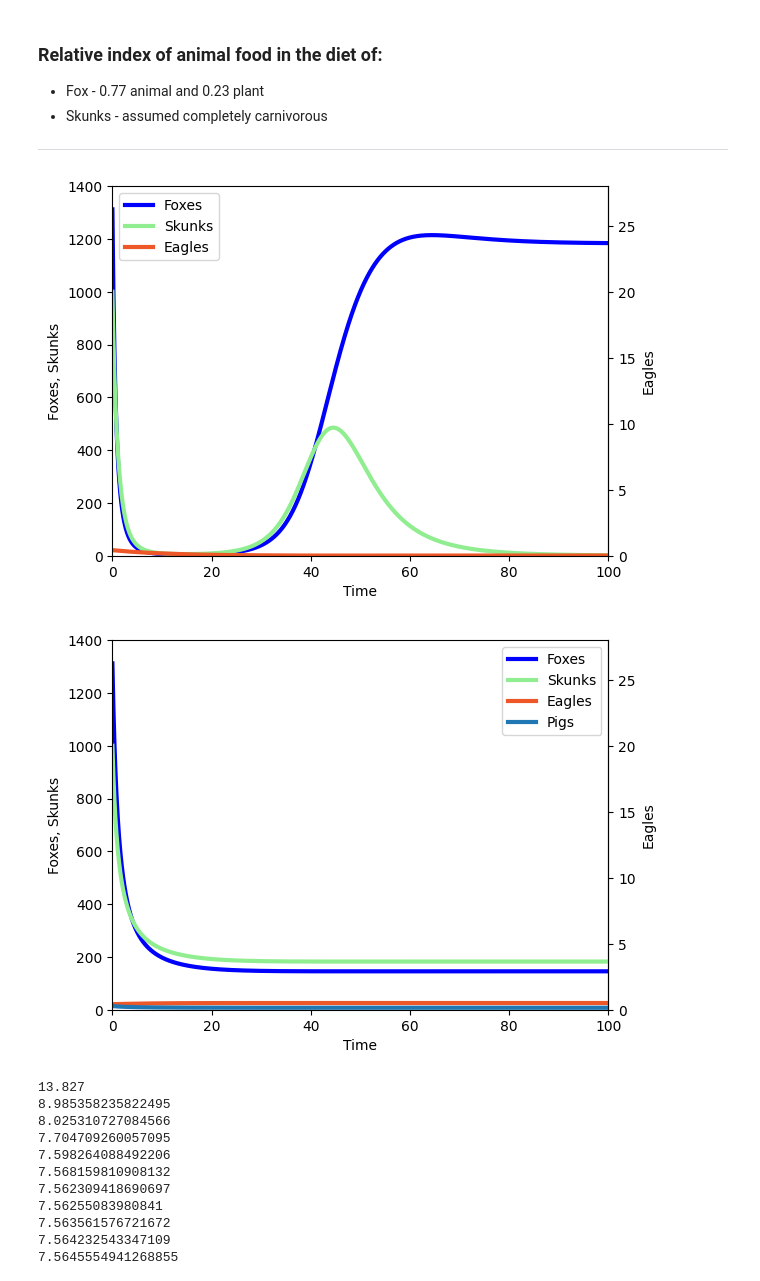
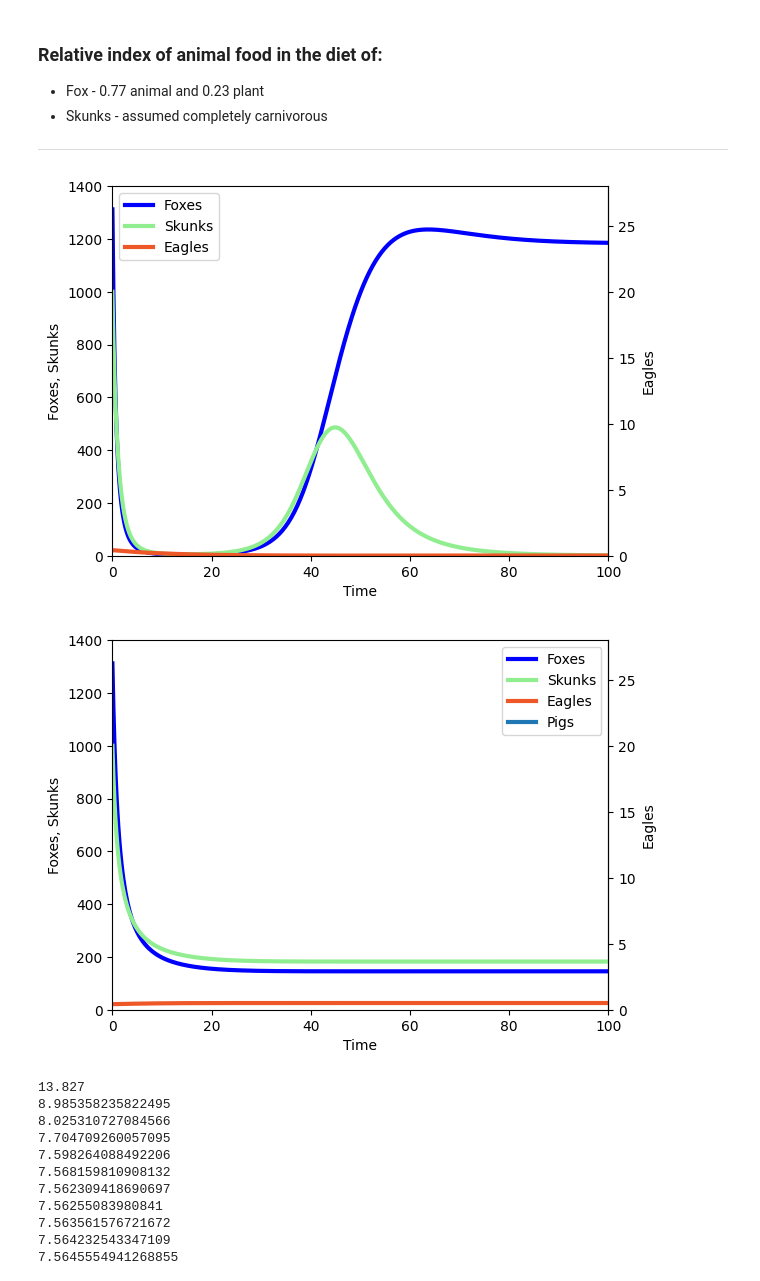
Before and after one commit to mkayeterry/MCDB172, a Jupyter notebook: final/final_LVfoxes.ipynb, the cells around one changed output. Saved outputs shown, nothing was run; the diff lists cells and outputs as text; code cells hidden in the pictures.

```diff
--- a/final/final_LVfoxes.ipynb
+++ b/final/final_LVfoxes.ipynb
@@ -117,12 +117,13 @@ cap_year = np.array([1993, 1995, 1996, 1997, 1998, 1999])
 def LV(state, t):
     F, S, E = state
 
-    dFdt = r_f * F * (1 - ((F + (beta_fs * S)) / K_f)) - mu_f * ((phi * F) / ((phi * F) + (sigma * S))) * E * F
-    dSdt = r_s * S * (1 - ((S + (beta_sf * F)) / K_s)) - mu_s * ((sigma * S) / ((phi * F) + (sigma * S))) * E * S
-    dEdt = (((lambda_f * mu_f * phi * (F**2)) + (lambda_s * mu_s * sigma * (S**2)) * E) / ((phi * F) + (sigma * S))) - (nu * E)
+    dFdt = (r_f * F) * (1 - ((F + (beta_fs * S)) / K_f)) - (mu_f * ((phi * F) / ((phi * F) + (sigma * S))) * E * F)
+    dSdt = (r_s * S) * (1 - ((S + (beta_sf * F)) / K_s)) - (mu_s * ((sigma * S) / ((phi * F) + (sigma * S))) * E * S)
+    dEdt = (((lambda_f * mu_f * (F ** 2)) + (lambda_s * mu_s * (S ** 2)) * E) / ((F + S))) - (nu * E)
+
     return np.array([dFdt, dSdt, dEdt])
 
-t = np.linspace(0, 100, 1500)
+t = np.linspace(0, 100, 500)
 
 state0 = [F0, S0, E0]
 
@@ -151,45 +152,46 @@ ax.legend()
 plt.show()
 # -------------------------------------------------------------------------------
 
 # With Pigs
 def LV_pigs(state_2, t):
-    F_2, S_2, P_2, E_2 = state_2
+    F, S, P, E = state_2
 
-    dFdt = (r_f * F_2 * (1 - ((F_2 + (beta_fs * S_2)) / K_f))) - mu_f * ((phi * F_2) / ((phi * F_2) + (sigma * S_2) + (P_2))) * E_2 * F_2
-    dSdt = (r_s * S_2 * (1 - ((S_2 + (beta_sf * F_2)) / K_s))) - mu_s * ((sigma * S_2) / ((phi * F_2) + (sigma * S_2) + (P_2))) * E_2 * S_2
-    dPdt = (r_p * P_2 * (1 - (P_2 / K_p))) - mu_p * (P_2 / ((phi * F_2) + (sigma * S_2) + (P_2))) * E_2 * P_2
-    dEdt = (((lambda_f * mu_f * phi * (F_2**2)) + (lambda_s * mu_s * sigma * (S_2**2)) + (lambda_p * mu_p * (P_2**2)) * E_2) / ((phi * F_2) + (sigma * S_2) + (P_2))) - (nu * E_2)
+    dFdt = (r_f * F) * (1 - ((F + (beta_fs * S)) / K_f)) - (mu_f * ((phi * F) / ((phi * F) + (sigma * S) + (P))) * E * F)
+    dSdt = (r_s * S) * (1 - ((S + (beta_sf * F)) / K_s)) - (mu_s * ((sigma * S) / ((phi * F) + (sigma * S) + (P))) * E * S)
+    dPdt = (r_p * P) * (1 - (P / K_p)) - (mu_p * (P / ((phi * F) + (sigma * S) + (P))) * E * P)
+    dEdt = (((lambda_f * mu_f * phi * (F ** 2)) + (lambda_s * mu_s * sigma * (S ** 2)) + (lambda_p * mu_p * (P ** 2)) * E) / ((phi * F) + (sigma * S) + (P))) - (nu * E)
+
     return np.array([dFdt, dSdt, dPdt, dEdt])
 
 state0_2 = [F0, S0, P0, E0]
 
 state_2 = odeint(LV_pigs, state0_2, t)
 
-F_2, S_2, P_2, E_2 = state_2.T
+F2, S2, P2, E2 = state_2.T
 
 def y1_y2(x):
     return ((2*x)/100)
 
 def y2_y1(x):
     return x*50
 
 fig, ax = plt.subplots()
-ax.plot(t, F_2, '-', linewidth = 3, label = 'Foxes', color = 'blue')
-ax.plot(t, S_2, '-', linewidth = 3, label = 'Skunks', color = 'lightgreen')
-ax.plot(t, E_2, '-', linewidth = 3, label = 'Eagles', color = '#ee5727')
-ax.plot(t, P_2/1000, '-', linewidth = 3, label = 'Pigs')
+ax.plot(t, F2, '-', linewidth = 3, label = 'Foxes', color = 'blue')
+ax.plot(t, S2, '-', linewidth = 3, label = 'Skunks', color = 'lightgreen')
+ax.plot(t, E2, '-', linewidth = 3, label = 'Eagles', color = '#ee5727')
+ax.plot(t, P2, '-', linewidth = 3, label = 'Pigs')
 ax.set_xlabel('Time')
 ax.set_ylabel('Foxes, Skunks')
 secax = ax.secondary_yaxis('right', functions = (y1_y2, y2_y1))
 secax.set_ylabel('Eagles')
 secax.set_ylim(0, 30)
 ax.set_xlim(0, 100)
 ax.set_ylim(0, 1400)
 ax.legend()
 plt.show()
 # %% [output]
-[figure, old version]
+[figure, new version]
-[figure, old version]
+[figure, new version]
 # %%
 # %% [output]
 13.827
```
Also changed, not shown: parts of 1 cell of this notebook, 9 other files.
